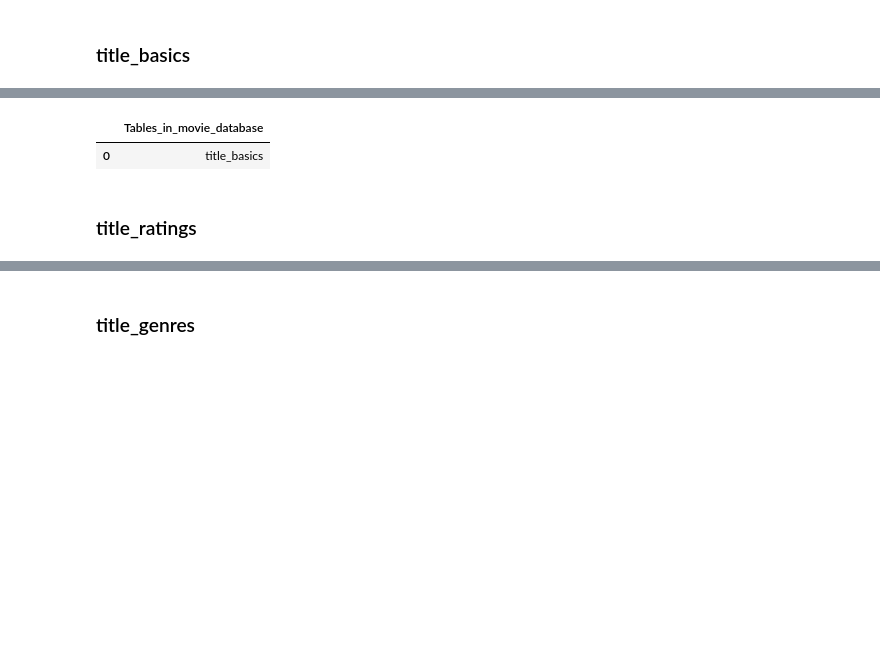
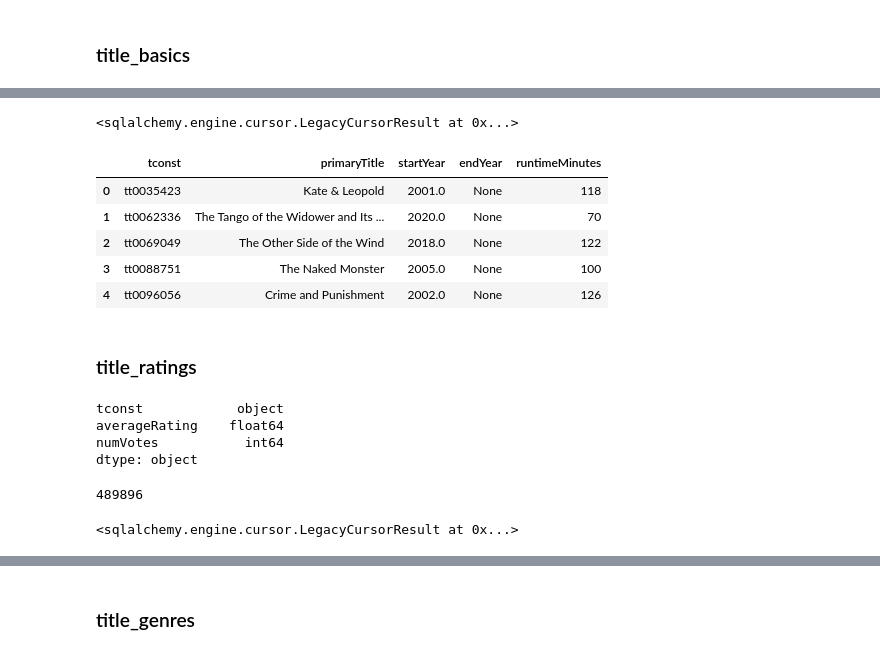
Before and after one commit to Zach-Hanson3/Project-3, a Jupyter notebook: Creating_Database.ipynb, the cells around one changed output, grey strips where cells are left out. Saved outputs shown, nothing was run; the diff lists cells and outputs as text; code cells hidden in the pictures; blank space fills up the shorter version.

```diff
--- a/Creating_Database.ipynb
+++ b/Creating_Database.ipynb
@@ -229,11 +282,26 @@ title_basics.to_sql('title_basics', engine, dtype=basics_schema, if_exists='repl
 # %%
-#engine.execute('ALTER TABLE title_basics ADD PRIMARY KEY (`tconst`);')
-q='''
-SHOW TABLES;
-'''
-pd.read_sql(q, engine)
+engine.execute('ALTER TABLE title_basics ADD PRIMARY KEY (`tconst`);')
 # %% [output]
-|  | Tables_in_movie_database |
-| 0 | title_basics |
+<sqlalchemy.engine.cursor.LegacyCursorResult at 0x...>
+# %%
+q='''
+SELECT *
+FROM title_basics
+LIMIT 5'''
+pd.read_sql(q, engine)
+# %% [output]
+|  | tconst | primaryTitle | startYear | endYear | runtimeMinutes |
+| 0 | tt0035423 | Kate & Leopold | 2001.0 | None | 118 |
+| 1 | tt0062336 | The Tango of the Widower and Its ... | 2020.0 | None | 70 |
+| 2 | tt0069049 | The Other Side of the Wind | 2018.0 | None | 122 |
+| 3 | tt0088751 | The Naked Monster | 2005.0 | None | 100 |
+| 4 | tt0096056 | Crime and Punishment | 2002.0 | None | 126 |
 # %% [markdown]
 ### title_ratings
+# %%
+title_ratings.dtypes
+# %% [output]
+tconst            object
+averageRating    float64
+numVotes           int64
+dtype: object
@@ -239,0 +316,8 @@ pd.read_sql(q, engine)
+# %%
+title_ratings.to_sql('title_ratings', engine, dtype=ratings_schema, if_exists='replace', index=False)
+# %% [output]
+489896
+# %%
+engine.execute('ALTER TABLE title_ratings ADD PRIMARY KEY (`tconst`);')
+# %% [output]
+<sqlalchemy.engine.cursor.LegacyCursorResult at 0x...>
```
Also changed, not shown: parts of 35 cells of this notebook.
